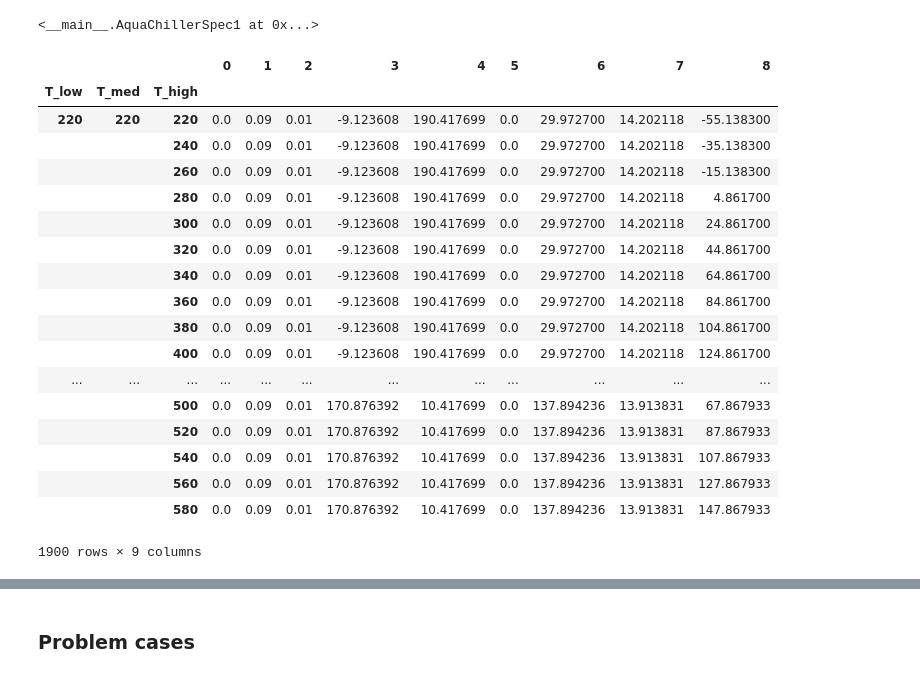
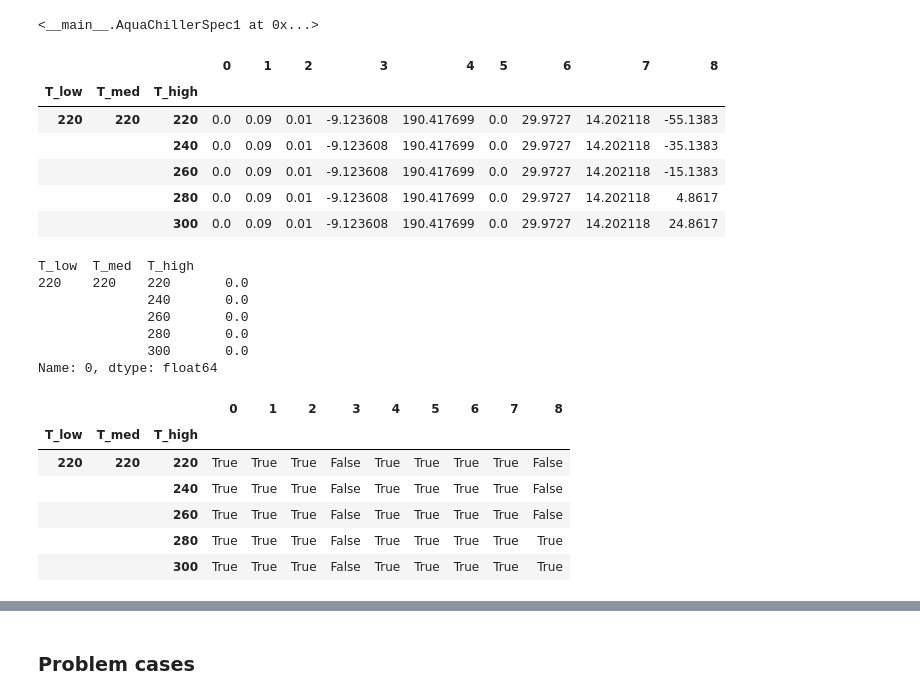
Before and after one commit to nfette/openACHP, a Jupyter notebook: src/Feasibility of ammonia-aqua chiller.ipynb, the cells around one changed output, grey strips where cells are left out. Saved outputs shown, nothing was run; the diff lists cells and outputs as text; code cells hidden in the pictures.

```diff
--- a/src/Feasibility of ammonia-aqua chiller.ipynb
+++ b/src/Feasibility of ammonia-aqua chiller.ipynb
@@ -740,22 +720,31 @@ violations= pandas.read_csv(fname, header=0, index_col=[0,1,2])
-# %%
-violations
-# %% [output]
-|  |  |  | 0 | 1 | 2 | 3 | 4 | 5 | 6 | 7 | 8 |
-| T_low | T_med | T_high |  |  |  |  |  |  |  |  |  |
-| 220 | 220 | 220 | 0.0 | 0.09 | 0.01 | -9.123608 | 190.417699 | 0.0 | 29.972700 | 14.202118 | -55.138300 |
-|  |  | 240 | 0.0 | 0.09 | 0.01 | -9.123608 | 190.417699 | 0.0 | 29.972700 | 14.202118 | -35.138300 |
-|  |  | 260 | 0.0 | 0.09 | 0.01 | -9.123608 | 190.417699 | 0.0 | 29.972700 | 14.202118 | -15.138300 |
-|  |  | 280 | 0.0 | 0.09 | 0.01 | -9.123608 | 190.417699 | 0.0 | 29.972700 | 14.202118 | 4.861700 |
-|  |  | 300 | 0.0 | 0.09 | 0.01 | -9.123608 | 190.417699 | 0.0 | 29.972700 | 14.202118 | 24.861700 |
-|  |  | 320 | 0.0 | 0.09 | 0.01 | -9.123608 | 190.417699 | 0.0 | 29.972700 | 14.202118 | 44.861700 |
-|  |  | 340 | 0.0 | 0.09 | 0.01 | -9.123608 | 190.417699 | 0.0 | 29.972700 | 14.202118 | 64.861700 |
-|  |  | 360 | 0.0 | 0.09 | 0.01 | -9.123608 | 190.417699 | 0.0 | 29.972700 | 14.202118 | 84.861700 |
-|  |  | 380 | 0.0 | 0.09 | 0.01 | -9.123608 | 190.417699 | 0.0 | 29.972700 | 14.202118 | 104.861700 |
-|  |  | 400 | 0.0 | 0.09 | 0.01 | -9.123608 | 190.417699 | 0.0 | 29.972700 | 14.202118 | 124.861700 |
-| ... | ... | ... | ... | ... | ... | ... | ... | ... | ... | ... | ... |
-|  |  | 500 | 0.0 | 0.09 | 0.01 | 170.876392 | 10.417699 | 0.0 | 137.894236 | 13.913831 | 67.867933 |
-|  |  | 520 | 0.0 | 0.09 | 0.01 | 170.876392 | 10.417699 | 0.0 | 137.894236 | 13.913831 | 87.867933 |
-|  |  | 540 | 0.0 | 0.09 | 0.01 | 170.876392 | 10.417699 | 0.0 | 137.894236 | 13.913831 | 107.867933 |
-|  |  | 560 | 0.0 | 0.09 | 0.01 | 170.876392 | 10.417699 | 0.0 | 137.894236 | 13.913831 | 127.867933 |
-|  |  | 580 | 0.0 | 0.09 | 0.01 | 170.876392 | 10.417699 | 0.0 | 137.894236 | 13.913831 | 147.867933 |
-1900 rows × 9 columns
+# %%
+constraints.head()
+# %% [output]
+|  |  |  | 0 | 1 | 2 | 3 | 4 | 5 | 6 | 7 | 8 |
+| T_low | T_med | T_high |  |  |  |  |  |  |  |  |  |
+| 220 | 220 | 220 | 0.0 | 0.09 | 0.01 | -9.123608 | 190.417699 | 0.0 | 29.9727 | 14.202118 | -55.1383 |
+|  |  | 240 | 0.0 | 0.09 | 0.01 | -9.123608 | 190.417699 | 0.0 | 29.9727 | 14.202118 | -35.1383 |
+|  |  | 260 | 0.0 | 0.09 | 0.01 | -9.123608 | 190.417699 | 0.0 | 29.9727 | 14.202118 | -15.1383 |
+|  |  | 280 | 0.0 | 0.09 | 0.01 | -9.123608 | 190.417699 | 0.0 | 29.9727 | 14.202118 | 4.8617 |
+|  |  | 300 | 0.0 | 0.09 | 0.01 | -9.123608 | 190.417699 | 0.0 | 29.9727 | 14.202118 | 24.8617 |
+# %%
+constraints['0'].head()
+# %% [output]
+T_low  T_med  T_high
+220    220    220       0.0
+              240       0.0
+              260       0.0
+              280       0.0
+              300       0.0
+Name: 0, dtype: float64
+# %%
+okay = constraints >= 0
+okay.head()
+# %% [output]
+|  |  |  | 0 | 1 | 2 | 3 | 4 | 5 | 6 | 7 | 8 |
+| T_low | T_med | T_high |  |  |  |  |  |  |  |  |  |
+| 220 | 220 | 220 | True | True | True | False | True | True | True | True | False |
+|  |  | 240 | True | True | True | False | True | True | True | True | False |
+|  |  | 260 | True | True | True | False | True | True | True | True | False |
+|  |  | 280 | True | True | True | False | True | True | True | True | True |
+|  |  | 300 | True | True | True | False | True | True | True | True | True |
```
Also changed, not shown: parts of 12 cells of this notebook.
